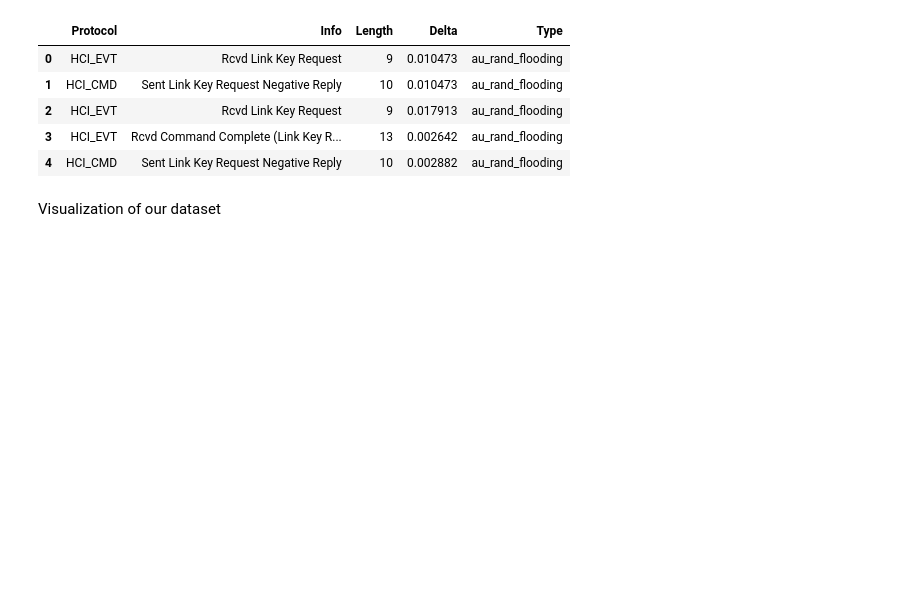
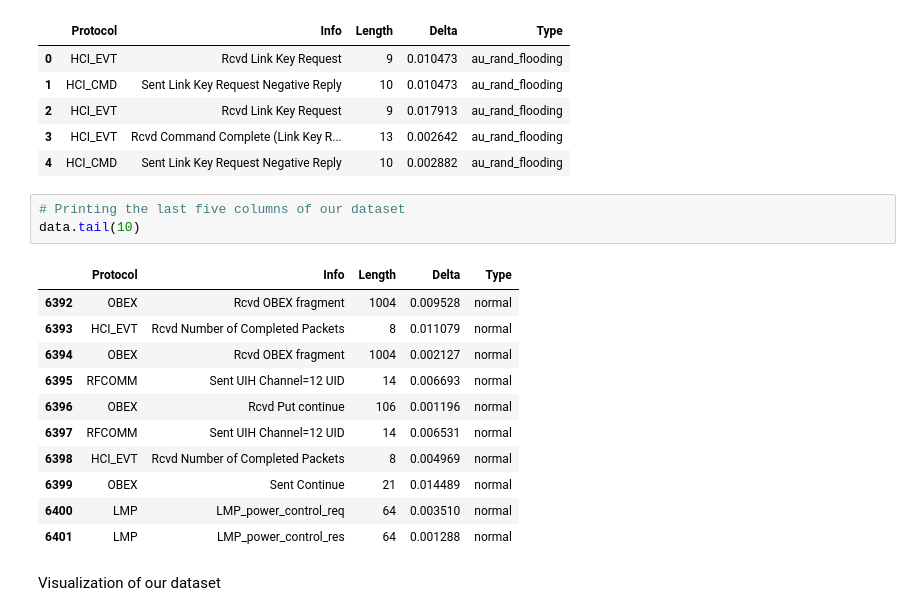
Before and after one commit to Alaninja1209/BrakTooth_Attack, a Jupyter notebook: Project/BrakTooth_Attack.ipynb, the cells around one changed output. Saved outputs shown, nothing was run; the diff lists cells and outputs as text; blank space fills up the shorter version.

```diff
--- a/Project/BrakTooth_Attack.ipynb
+++ b/Project/BrakTooth_Attack.ipynb
@@ -17,6 +17,21 @@ data.head(5)
 | 2 | HCI_EVT | Rcvd Link Key Request | 9 | 0.017913 | au_rand_flooding |
 | 3 | HCI_EVT | Rcvd Command Complete (Link Key R... | 13 | 0.002642 | au_rand_flooding |
 | 4 | HCI_CMD | Sent Link Key Request Negative Reply | 10 | 0.002882 | au_rand_flooding |
+# %%
+# Printing the last five columns of our dataset
+data.tail(10)
+# %% [output]
+|  | Protocol | Info | Length | Delta | Type |
+| 6392 | OBEX | Rcvd OBEX fragment | 1004 | 0.009528 | normal |
+| 6393 | HCI_EVT | Rcvd Number of Completed Packets | 8 | 0.011079 | normal |
+| 6394 | OBEX | Rcvd OBEX fragment | 1004 | 0.002127 | normal |
+| 6395 | RFCOMM | Sent UIH Channel=12 UID | 14 | 0.006693 | normal |
+| 6396 | OBEX | Rcvd Put continue | 106 | 0.001196 | normal |
+| 6397 | RFCOMM | Sent UIH Channel=12 UID | 14 | 0.006531 | normal |
+| 6398 | HCI_EVT | Rcvd Number of Completed Packets | 8 | 0.004969 | normal |
+| 6399 | OBEX | Sent Continue | 21 | 0.014489 | normal |
+| 6400 | LMP | LMP_power_control_req | 64 | 0.003510 | normal |
+| 6401 | LMP | LMP_power_control_res | 64 | 0.001288 | normal |
 # %% [markdown]
 Visualization of our dataset
 # %%
```
Also changed, not shown: parts of 4 cells of this notebook.
